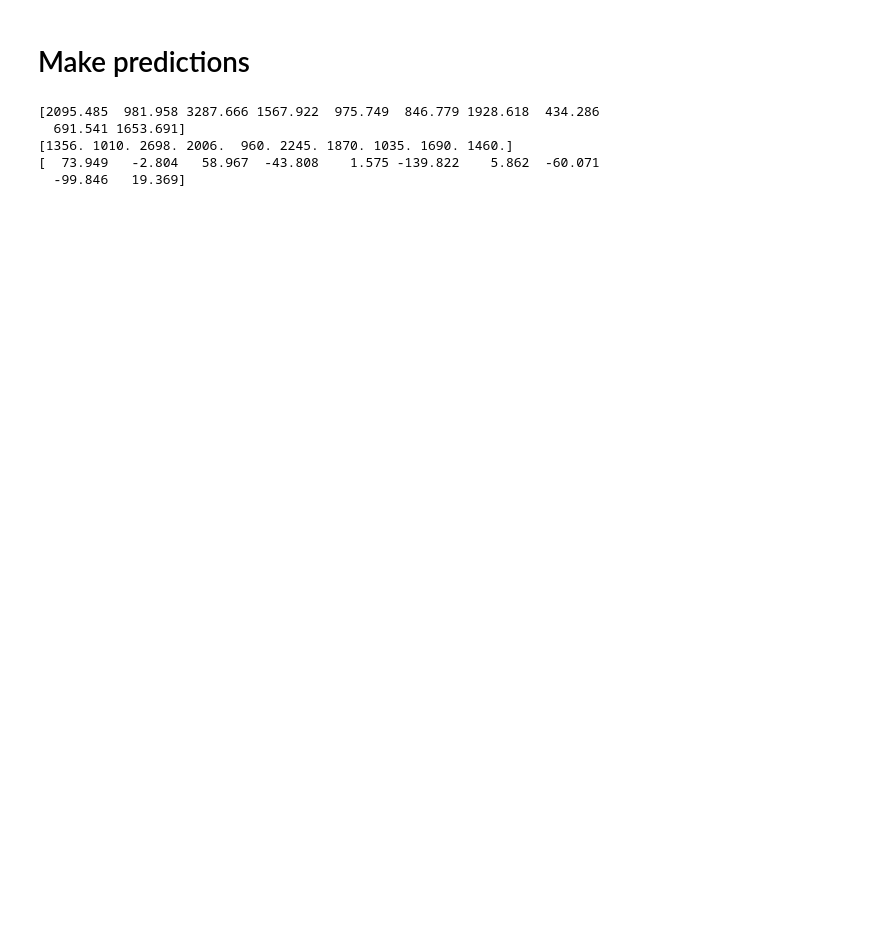
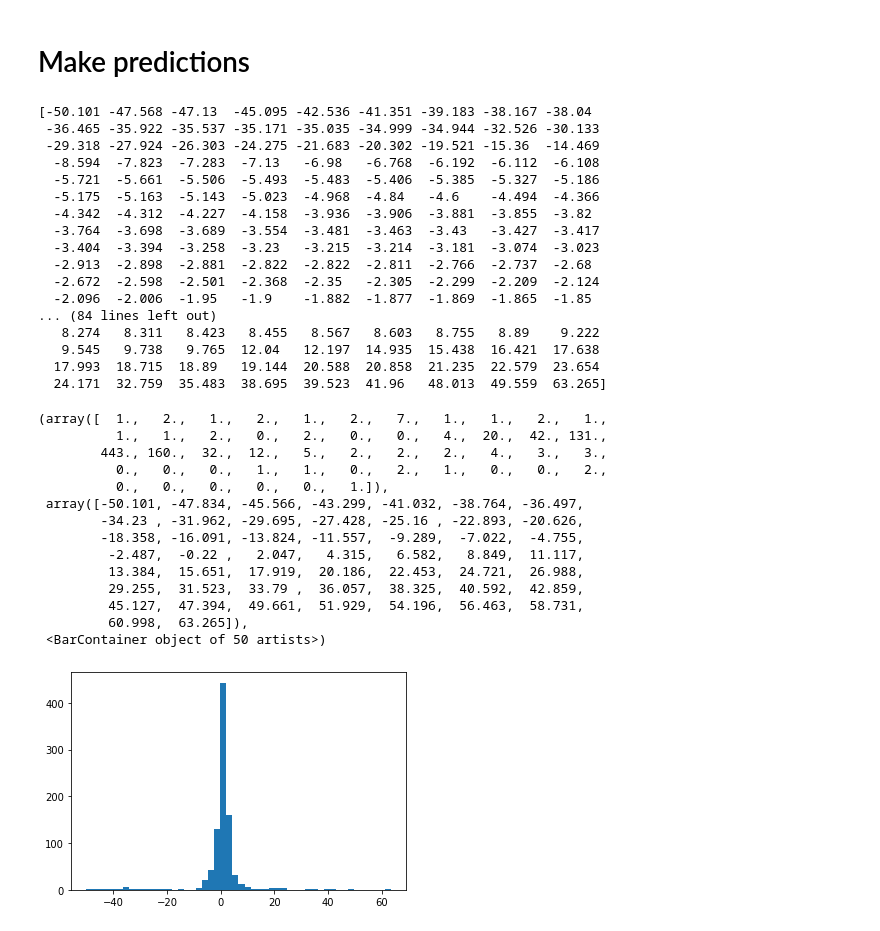
Before and after one commit to szymciem8/AGV-Autonomous-Docking, a Jupyter notebook: docking_prediction/regression.ipynb, the cells around one changed output. Saved outputs shown, nothing was run; the diff lists cells and outputs as text; code cells hidden in the pictures; blank space fills up the shorter version.

```diff
--- a/docking_prediction/regression.ipynb
+++ b/docking_prediction/regression.ipynb
@@ -152,5 +152,5 @@ history = dnn_model.fit(
     train_features,
     train_labels,
     validation_split=0.2,
-    verbose=0, epochs=550)
+    verbose=0, epochs=1400)
 # %% [output]
@@ -172,28 +173,54 @@ print(test_results['dnn_model'])
 # %%
 test_predictions = dnn_model.predict(test_features).flatten()
 
 test_predictions = np.array(test_predictions)
 test_labels = np.array(list(test_labels))
 
 
-print(test_predictions)
-print(test_labels)
-
 errors = (test_predictions - test_labels)/10
 
-print(errors)
+print(np.sort(errors))
+
+plt.hist(errors, bins=50)
 
 # a = plt.axes(aspect='equal')
 # plt.scatter(test_labels, test_predictions)
 # plt.xlabel('True Values [Docking Distance]')
 # plt.ylabel('Predictions [Docking Distance]')
 # lims = [0, 50]
 # plt.xlim(lims)
 # plt.ylim(lims)
 # _ = plt.plot(lims, lims)
 # %% [output]
-[2095.485  981.958 3287.666 1567.922  975.749  846.779 1928.618  434.286
-  691.541 1653.691]
-[1356. 1010. 2698. 2006.  960. 2245. 1870. 1035. 1690. 1460.]
-[  73.949   -2.804   58.967  -43.808    1.575 -139.822    5.862  -60.071
-  -99.846   19.369]
+[-50.101 -47.568 -47.13  -45.095 -42.536 -41.351 -39.183 -38.167 -38.04
+ -36.465 -35.922 -35.537 -35.171 -35.035 -34.999 -34.944 -32.526 -30.133
+ -29.318 -27.924 -26.303 -24.275 -21.683 -20.302 -19.521 -15.36  -14.469
+  -8.594  -7.823  -7.283  -7.13   -6.98   -6.768  -6.192  -6.112  -6.108
+  -5.721  -5.661  -5.506  -5.493  -5.483  -5.406  -5.385  -5.327  -5.186
+  -5.175  -5.163  -5.143  -5.023  -4.968  -4.84   -4.6    -4.494  -4.366
+  -4.342  -4.312  -4.227  -4.158  -3.936  -3.906  -3.881  -3.855  -3.82
+  -3.764  -3.698  -3.689  -3.554  -3.481  -3.463  -3.43   -3.427  -3.417
+  -3.404  -3.394  -3.258  -3.23   -3.215  -3.214  -3.181  -3.074  -3.023
+  -2.913  -2.898  -2.881  -2.822  -2.822  -2.811  -2.766  -2.737  -2.68
+  -2.672  -2.598  -2.501  -2.368  -2.35   -2.305  -2.299  -2.209  -2.124
+  -2.096  -2.006  -1.95   -1.9    -1.882  -1.877  -1.869  -1.865  -1.85
+... (84 lines left out)
+   8.274   8.311   8.423   8.455   8.567   8.603   8.755   8.89    9.222
+   9.545   9.738   9.765  12.04   12.197  14.935  15.438  16.421  17.638
+  17.993  18.715  18.89   19.144  20.588  20.858  21.235  22.579  23.654
+  24.171  32.759  35.483  38.695  39.523  41.96   48.013  49.559  63.265]
+(array([  1.,   2.,   1.,   2.,   1.,   2.,   7.,   1.,   1.,   2.,   1.,
+          1.,   1.,   2.,   0.,   2.,   0.,   0.,   4.,  20.,  42., 131.,
+        443., 160.,  32.,  12.,   5.,   2.,   2.,   2.,   4.,   3.,   3.,
+          0.,   0.,   0.,   1.,   1.,   0.,   2.,   1.,   0.,   0.,   2.,
+          0.,   0.,   0.,   0.,   0.,   1.]),
+ array([-50.101, -47.834, -45.566, -43.299, -41.032, -38.764, -36.497,
+        -34.23 , -31.962, -29.695, -27.428, -25.16 , -22.893, -20.626,
+        -18.358, -16.091, -13.824, -11.557,  -9.289,  -7.022,  -4.755,
+         -2.487,  -0.22 ,   2.047,   4.315,   6.582,   8.849,  11.117,
+         13.384,  15.651,  17.919,  20.186,  22.453,  24.721,  26.988,
+         29.255,  31.523,  33.79 ,  36.057,  38.325,  40.592,  42.859,
+         45.127,  47.394,  49.661,  51.929,  54.196,  56.463,  58.731,
+         60.998,  63.265]),
+ <BarContainer object of 50 artists>)
+[figure, added]
```
Also changed, not shown: parts of 12 cells of this notebook, 6 other files.
